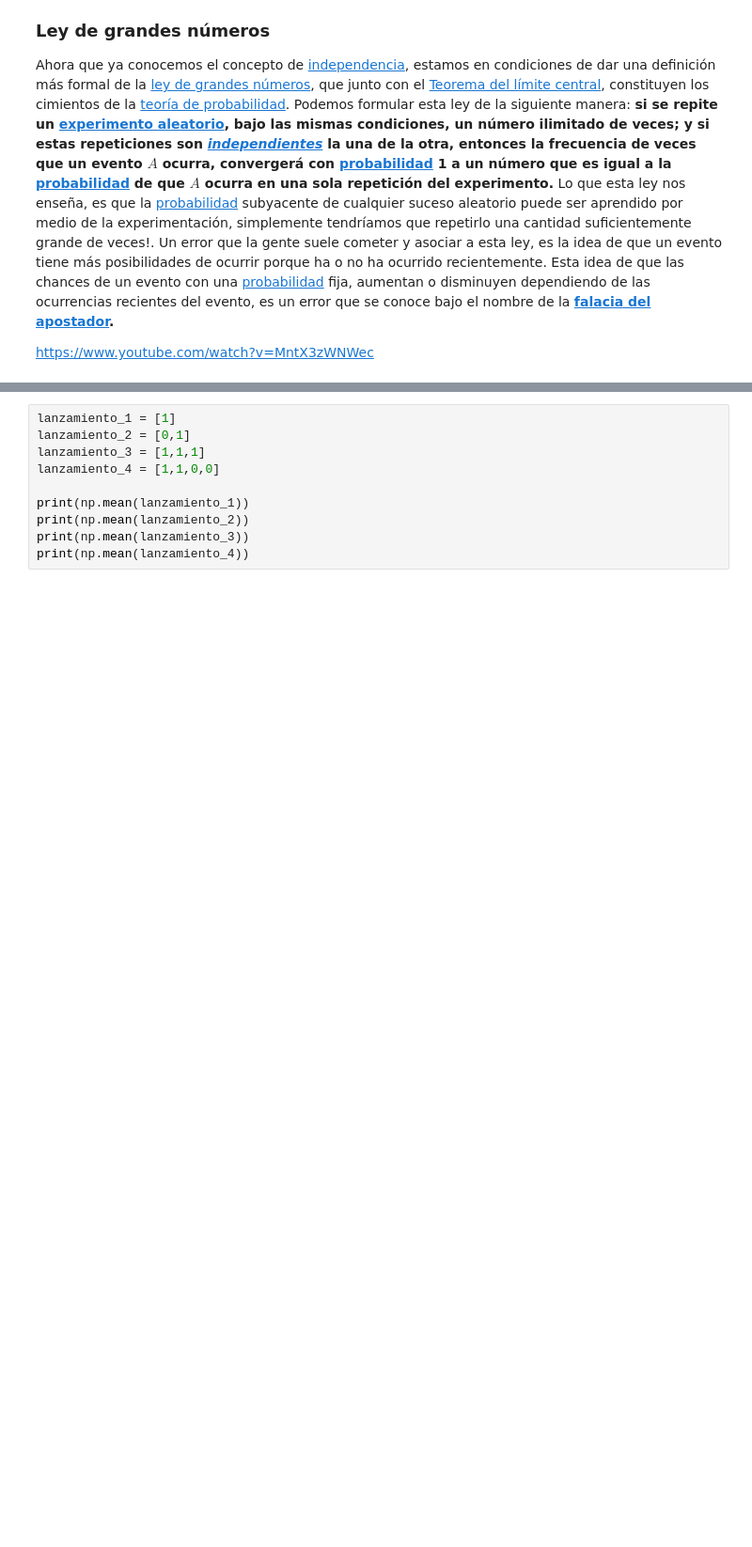
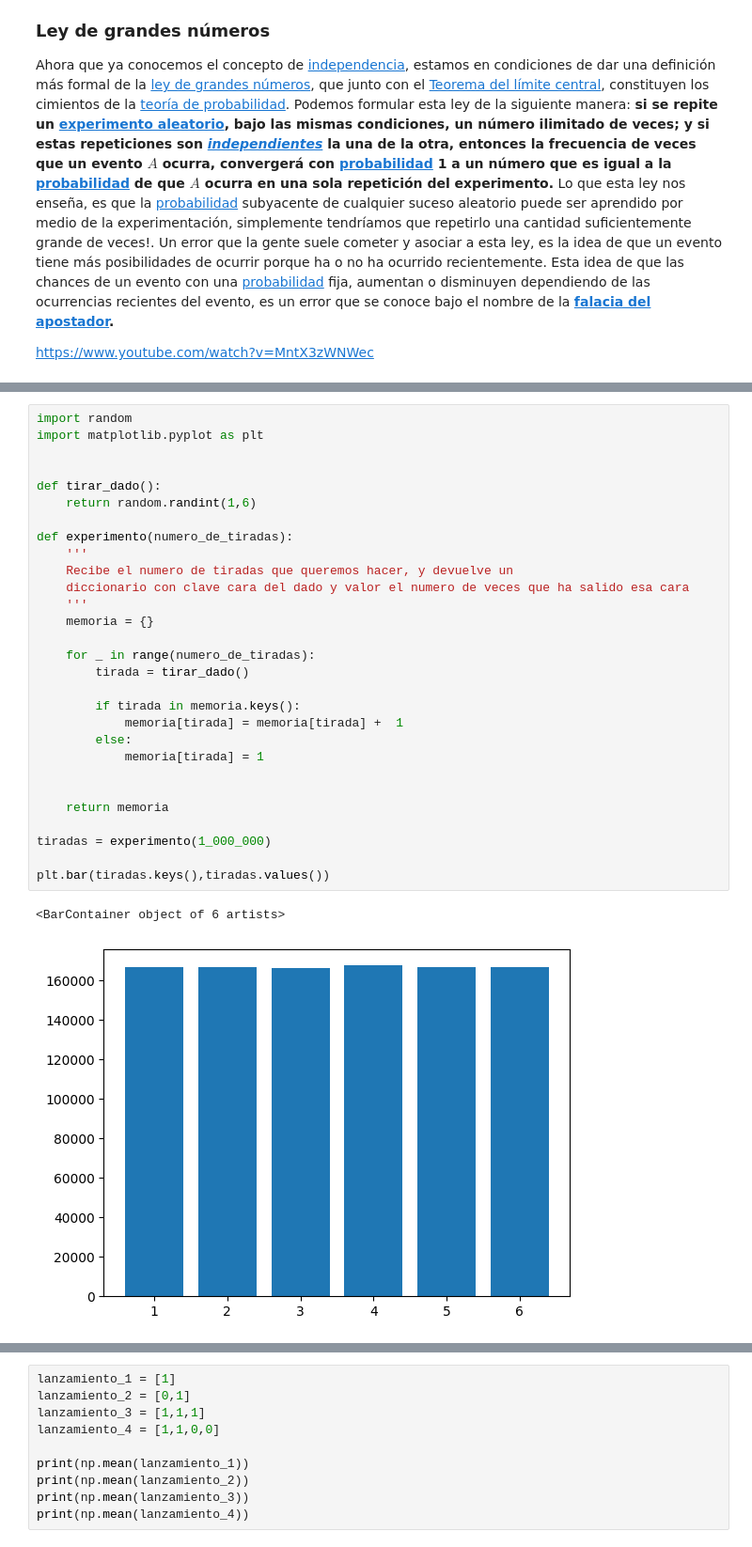
Before and after one commit to fercardiaz-tbs/DSPT_TBS_SVL_0923, a Jupyter notebook: 2-Data Analytics/2-Matematicas_DS/2-Probabilidad.ipynb, the cells around one changed output, grey strips where cells are left out. Shown at 94% size. Drawn from its saved outputs; the diff is of its cells as text; blank space fills up the shorter version.

```diff
--- a/2-Data Analytics/2-Matematicas_DS/2-Probabilidad.ipynb
+++ b/2-Data Analytics/2-Matematicas_DS/2-Probabilidad.ipynb
@@ -212,6 +212,38 @@ https://www.youtube.com/watch?v=MntX3zWNWec
 ![imagen](./img/ley_grandes_numeros.png)
 
 Para entender mejor la [ley de grandes números](https://es.wikipedia.org/wiki/Ley_de_los_grandes_n%C3%BAmeros), experimentemos con algunos ejemplos en [Python](https://www.python.org/). Utilicemos nuevamente el ejemplo del lanzamiento de la moneda, en el primer ejemplo, la moneda va a tener la misma posibilidad de caer en cara o cruz; mientras que en el segundo ejemplo, vamos a modificar la [probabilidad](https://es.wikipedia.org/wiki/Probabilidad) de la moneda para que caiga cara solo en 1 de 6 veces.
+# %%
+import random
+import matplotlib.pyplot as plt
+
+
+def tirar_dado():
+    return random.randint(1,6)
+
+def experimento(numero_de_tiradas):
+    '''
+    Recibe el numero de tiradas que queremos hacer, y devuelve un
+    diccionario con clave cara del dado y valor el numero de veces que ha salido esa cara
+    '''
+    memoria = {}
+
+    for _ in range(numero_de_tiradas):
+        tirada = tirar_dado()
+
+        if tirada in memoria.keys():
+            memoria[tirada] = memoria[tirada] +  1
+        else:
+            memoria[tirada] = 1
+
+
+    return memoria
+
+tiradas = experimento(1_000_000)
+
+plt.bar(tiradas.keys(),tiradas.values())
+# %% [output]
+<BarContainer object of 6 artists>
+[figure, added]
 # %%
 import numpy as np
 import pandas as pd
```
Also changed, not shown: parts of 4 cells of this notebook, 1 other file.
